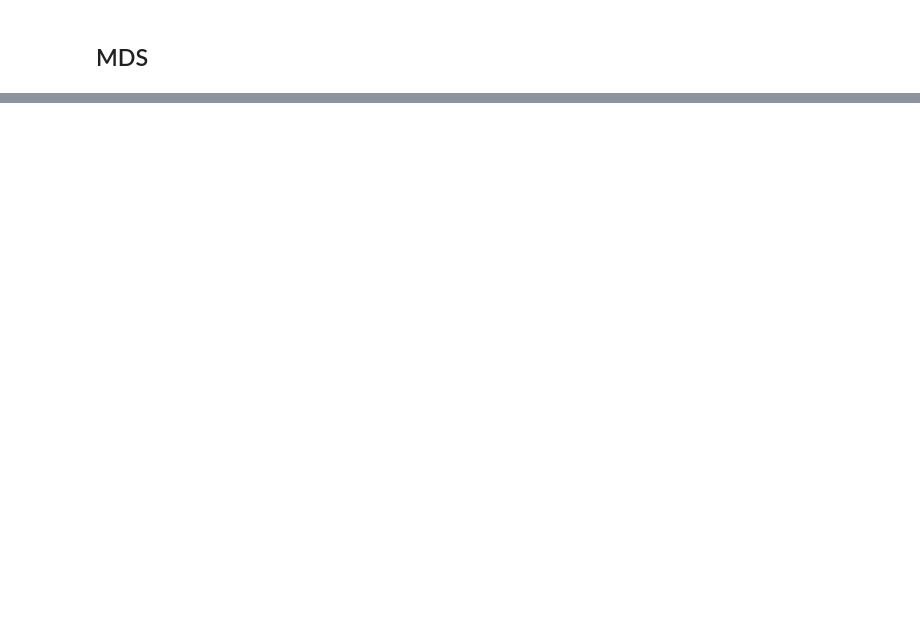
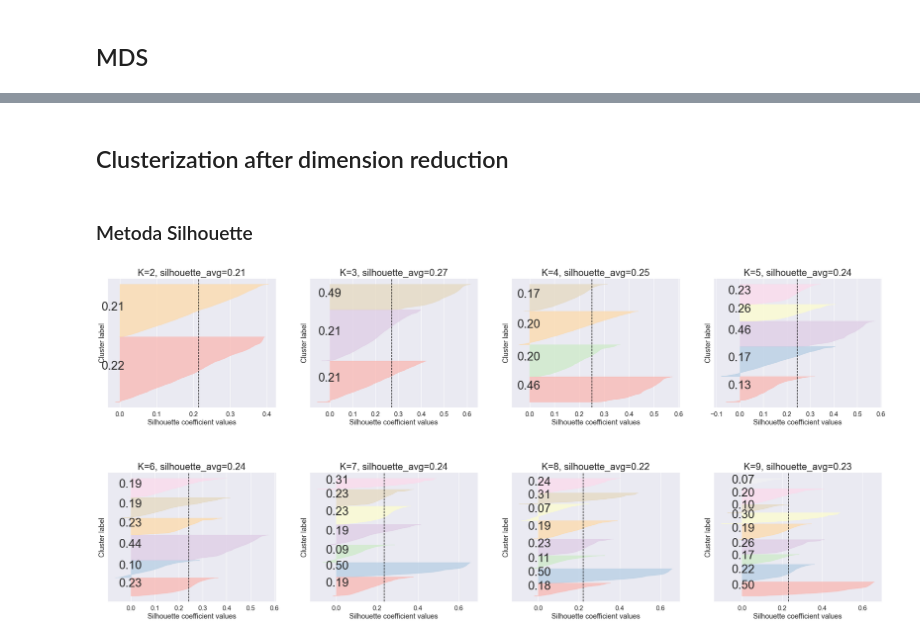
Before and after one commit to BanasiakB/DataMining, a Jupyter notebook: B1_Reduction.ipynb, the cells around one changed output, grey strips where cells are left out. Cells and saved outputs as stored; diff of their text form; code cells hidden in the pictures; blank space fills up the shorter version.

```diff
--- a/B1_Reduction.ipynb
+++ b/B1_Reduction.ipynb
@@ -122,0 +190,65 @@ NameError: name 'MDS' is not defined
+# %% [markdown]
+## Clusterization after dimension reduction
+# %% [markdown]
+### Metoda Silhouette
+# %%
+def optimise_k_means_silhouette_score(data, max_k):
+    means = []
+    silhouette = []
+
+    for k in range(2, max_k + 1):
+        kmeans = KMeans(n_clusters=k)
+        kmeans.fit(data)
+        means.append(k)
+        silhouette.append(silhouette_score(data, kmeans.labels_))
+
+    plt.plot(means, silhouette, "o-", color="black")
+    plt.xlabel("Number of Clusters")
+    plt.ylabel("Average Silhouette Score")
+    plt.grid(True)
+    plt.savefig("images_clustering/silhouette_score.pdf")
+    plt.show()
+
+k_values = range(2, 10)
+pastel_cmap = plt.get_cmap("Pastel1")
+fig, axs = plt.subplots(2, 4, figsize=(35, 15))
+fig.subplots_adjust(hspace=0.5)
+axs = axs.flatten()
+table = []
+for idx, k in enumerate(k_values):
+    plt.sca(axs[idx])
+    kmeans = KMeans(n_clusters=k, random_state=42)
+    cluster_labels = kmeans.fit_predict(pca)
+    silhouette_avg = silhouette_score(pca, cluster_labels)
+    sample_silhouette_values = silhouette_samples(pca, cluster_labels)
+    y_lower = 10
+    table.append(silhouette_avg)
+
+    for i in range(k):
+        ith_cluster_silhouette_values = sample_silhouette_values[cluster_labels == i]
+        ith_cluster_silhouette_values.sort()
+        size_cluster_i = ith_cluster_silhouette_values.shape[0]
+        y_upper = y_lower + size_cluster_i
+        color = pastel_cmap(float(i) / k)
+        plt.fill_betweenx(
+            np.arange(y_lower, y_upper),
+            0,
+            ith_cluster_silhouette_values,
+            facecolor=color,
+            edgecolor=color,
+            alpha=0.7,
+        )
+        plt.text(
+            -0.05,
+            y_lower + 0.5 * size_cluster_i,
+            f"{ith_cluster_silhouette_values.mean():.2f}",
+        )  # Write silhouette coefficient value
+        y_lower = y_upper + 10
+    plt.title(f"K={k}, silhouette_avg={np.round(silhouette_avg, 2)}", fontsize=24)
+    plt.xlabel("Silhouette coefficient values")
+    plt.ylabel("Cluster label")
+    plt.axvline(x=silhouette_avg, color="black", linestyle="--")
+    plt.yticks([])
+    plt.savefig("images_clustering/silhouette_scoresPCA.pdf")
+# %% [output]
+[figure, added]
```
Also changed, not shown: parts of 26 cells of this notebook.
